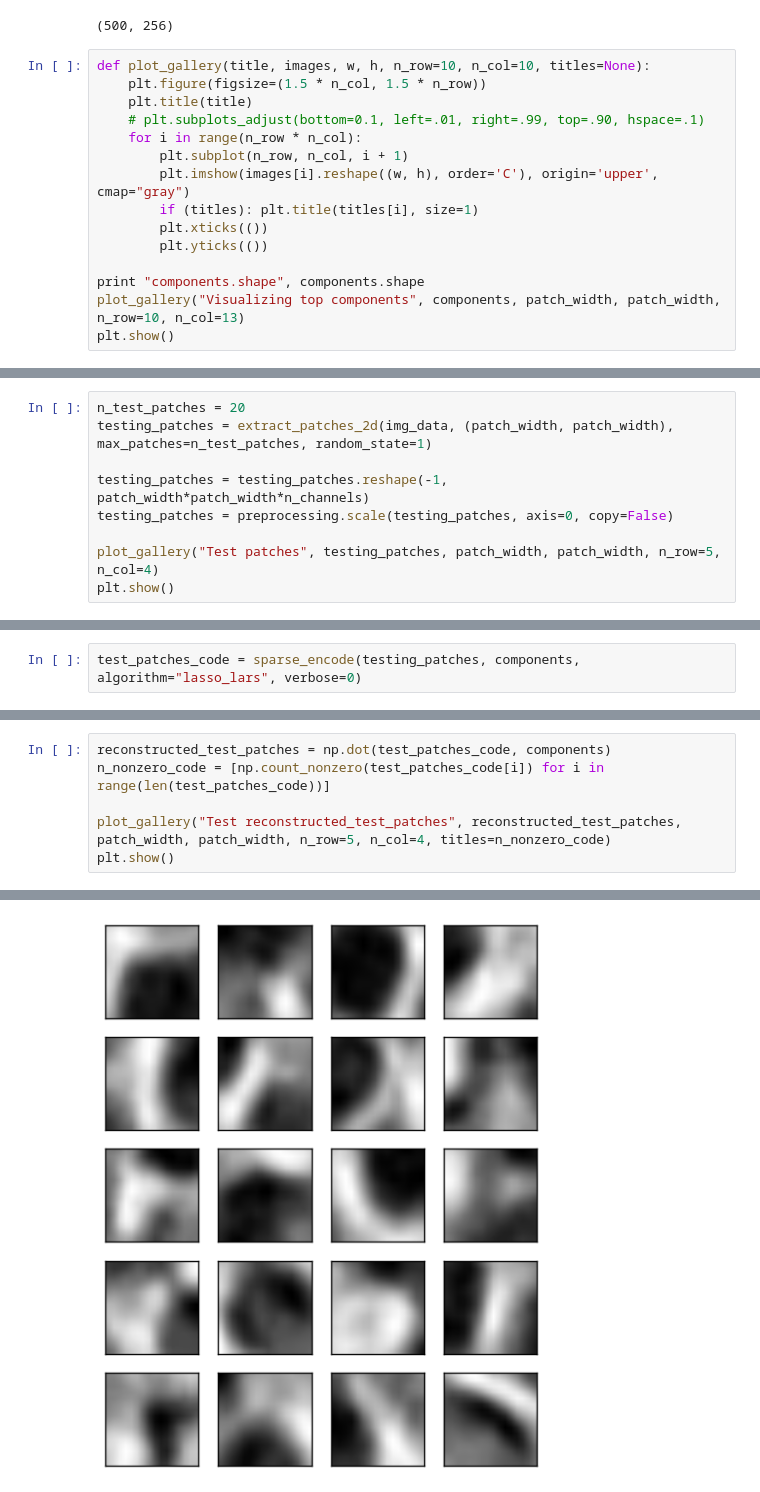
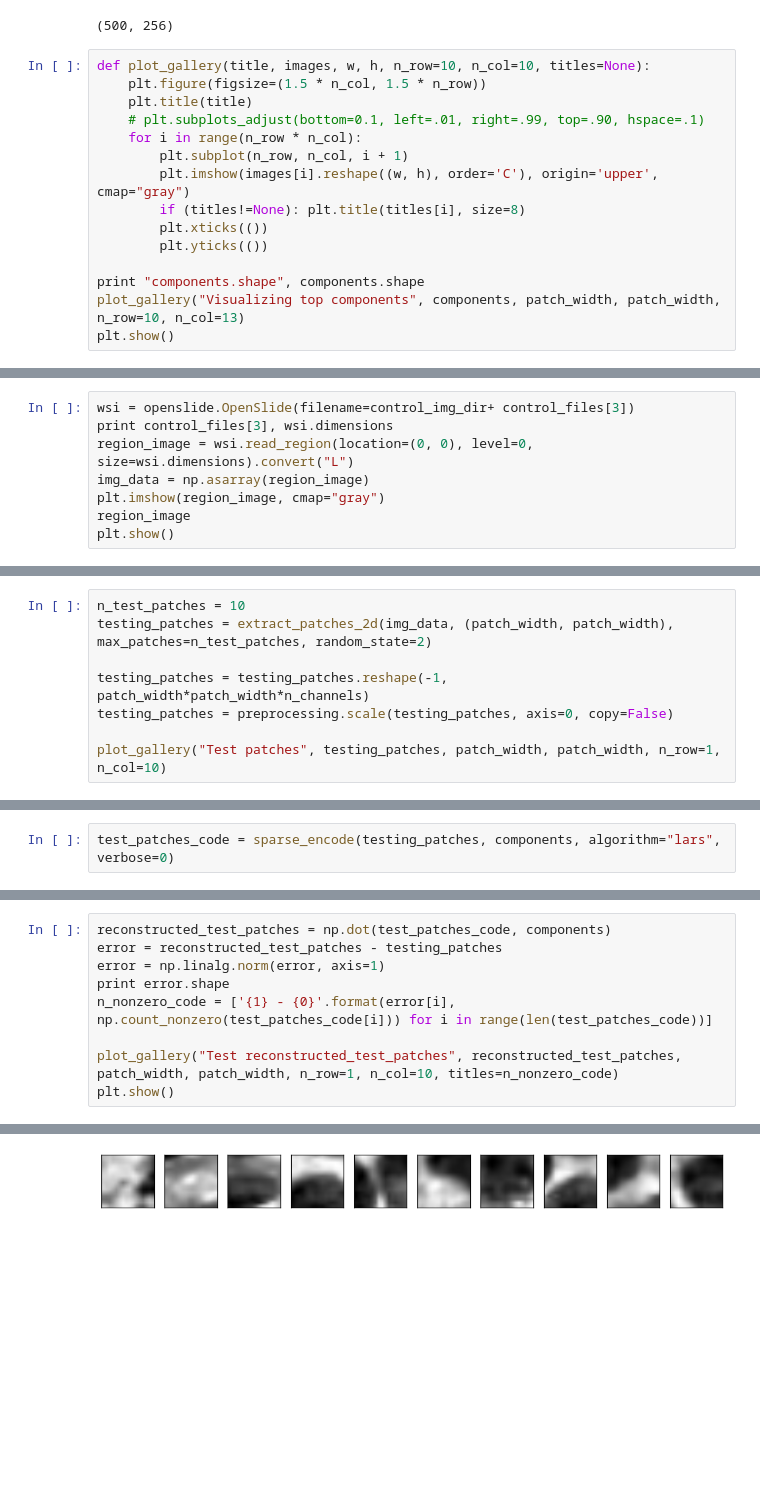
Before and after one commit to JonnyTran/ML-algorithms, a Jupyter notebook: Projects/LUAD-WSI/luad-wsi.ipynb, the cells around one changed output, grey strips where cells are left out. Cells and saved outputs as stored; diff of their text form; blank space fills up the shorter version.

```diff
--- a/Projects/LUAD-WSI/luad-wsi.ipynb
+++ b/Projects/LUAD-WSI/luad-wsi.ipynb
@@ -111,7 +112,7 @@ def plot_gallery(title, images, w, h, n_row=10, n_col=10, titles=None):
     for i in range(n_row * n_col):
         plt.subplot(n_row, n_col, i + 1)
         plt.imshow(images[i].reshape((w, h), order='C'), origin='upper', cmap="gray")
-        if (titles): plt.title(titles[i], size=1)
+        if (titles!=None): plt.title(titles[i], size=8)
         plt.xticks(())
         plt.yticks(())
 
@@ -123,0 +125,8 @@ components.shape (500, 256)
+# %%
+wsi = openslide.OpenSlide(filename=control_img_dir+ control_files[3])
+print control_files[3], wsi.dimensions
+region_image = wsi.read_region(location=(0, 0), level=0, size=wsi.dimensions).convert("L")
+img_data = np.asarray(region_image)
+plt.imshow(region_image, cmap="gray")
+region_image
+plt.show()
@@ -124,9 +136,8 @@ components.shape (500, 256)
 # %%
-n_test_patches = 20
-testing_patches = extract_patches_2d(img_data, (patch_width, patch_width), max_patches=n_test_patches, random_state=1)
+n_test_patches = 10
+testing_patches = extract_patches_2d(img_data, (patch_width, patch_width), max_patches=n_test_patches, random_state=2)
 
 testing_patches = testing_patches.reshape(-1, patch_width*patch_width*n_channels)
 testing_patches = preprocessing.scale(testing_patches, axis=0, copy=False)
 
-plot_gallery("Test patches", testing_patches, patch_width, patch_width, n_row=5, n_col=4)
-plt.show()
+plot_gallery("Test patches", testing_patches, patch_width, patch_width, n_row=1, n_col=10)
@@ -135,5 +144,5 @@ plt.show()
 # %%
-test_patches_code = sparse_encode(testing_patches, components, algorithm="lasso_lars", verbose=0)
+test_patches_code = sparse_encode(testing_patches, components, algorithm="lars", verbose=0)
 # %%
 print test_patches_code.shape
 # plt.hist(test_patches_code.reshape(-1), bins=50)
@@ -146,7 +155,10 @@ print test_patches_code.shape
 # %%
 reconstructed_test_patches = np.dot(test_patches_code, components)
-n_nonzero_code = [np.count_nonzero(test_patches_code[i]) for i in range(len(test_patches_code))]
+error = reconstructed_test_patches - testing_patches
+error = np.linalg.norm(error, axis=1)
+print error.shape
+n_nonzero_code = ['{1} - {0}'.format(error[i], np.count_nonzero(test_patches_code[i])) for i in range(len(test_patches_code))]
 
-plot_gallery("Test reconstructed_test_patches", reconstructed_test_patches, patch_width, patch_width, n_row=5, n_col=4, titles=n_nonzero_code)
+plot_gallery("Test reconstructed_test_patches", reconstructed_test_patches, patch_width, patch_width, n_row=1, n_col=10, titles=n_nonzero_code)
 plt.show()
 # %% [output]
@@ -153 +166 @@ plt.show()
-[figure, old version]
+[figure, new version]
```
Also changed, not shown: parts of 10 cells of this notebook, 5 other files.
